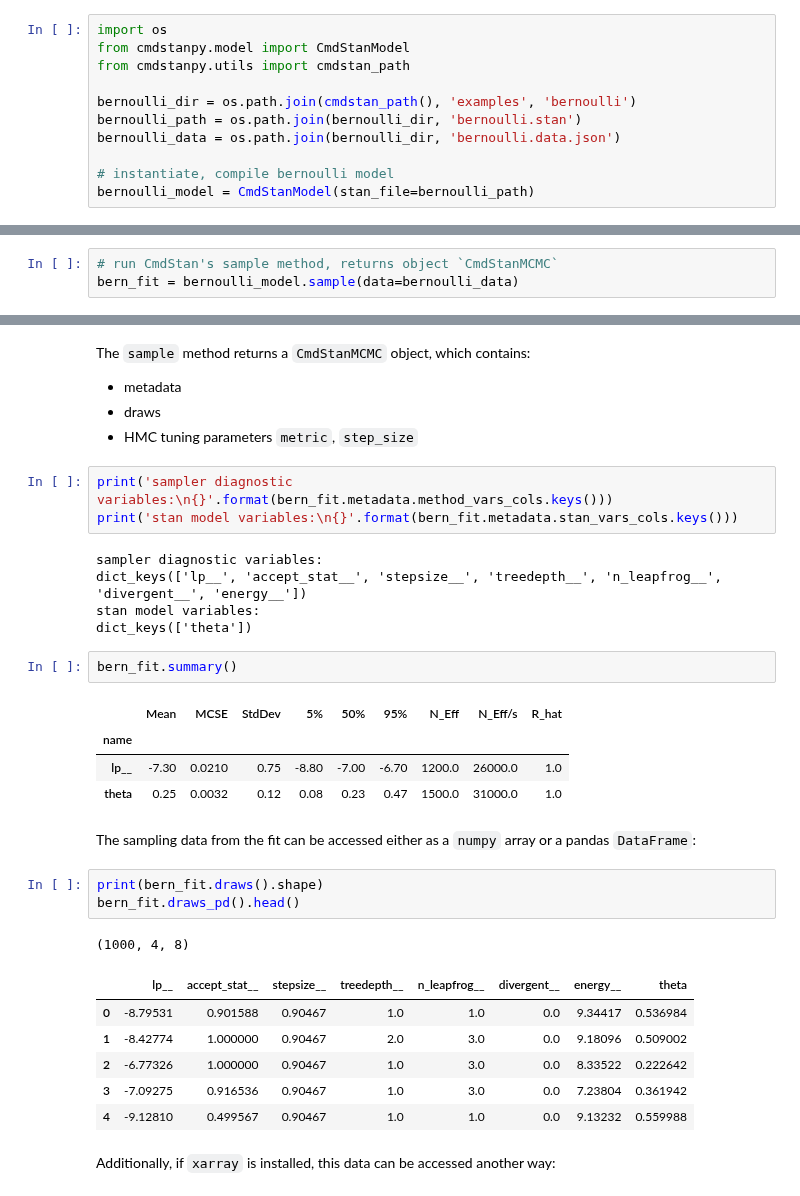
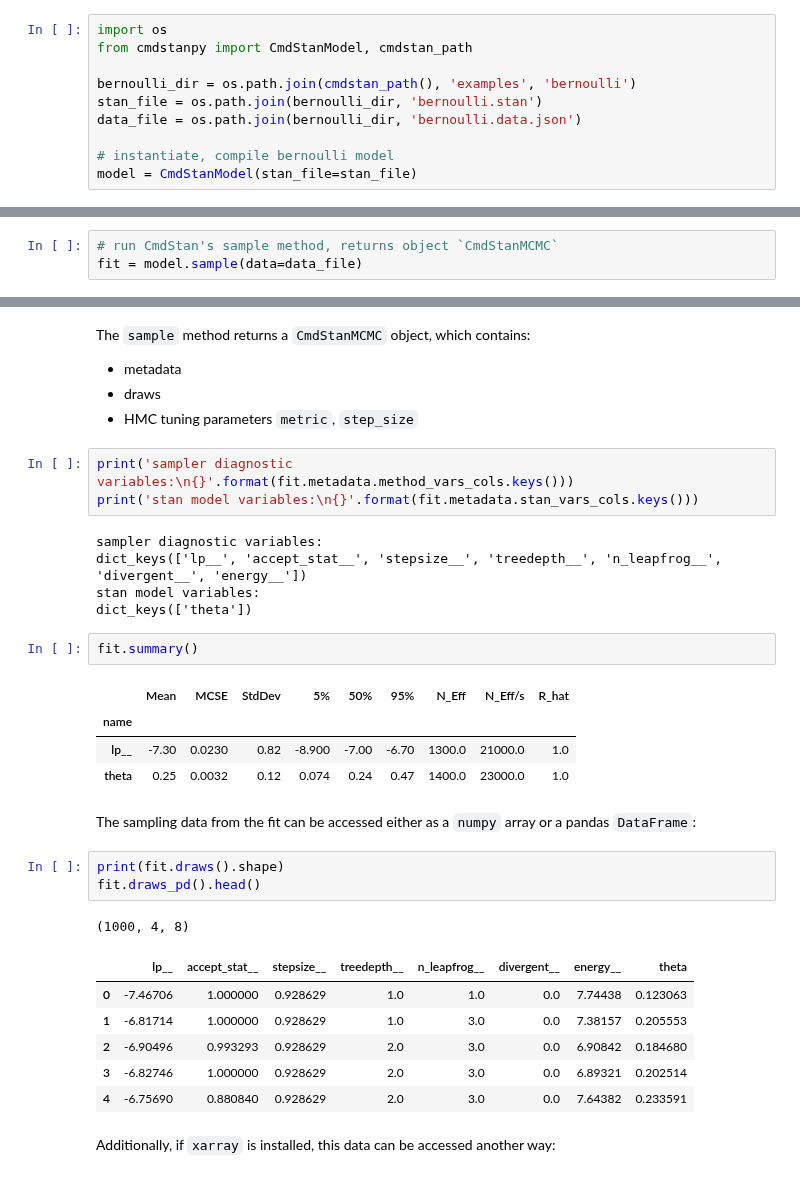
Before and after one commit to stan-dev/cmdstanpy, a Jupyter notebook: docs/examples/MCMC Sampling.ipynb, the cells around one changed output, grey strips where cells are left out. Drawn from its saved outputs; the diff is of its cells as text.

```diff
--- a/docs/examples/MCMC Sampling.ipynb
+++ b/docs/examples/MCMC Sampling.ipynb
@@ -28,14 +60,13 @@ and data file
 We instantiate a `CmdStanModel` from the Stan program file
 # %%
 import os
-from cmdstanpy.model import CmdStanModel
-from cmdstanpy.utils import cmdstan_path
+from cmdstanpy import CmdStanModel, cmdstan_path
 
 bernoulli_dir = os.path.join(cmdstan_path(), 'examples', 'bernoulli')
-bernoulli_path = os.path.join(bernoulli_dir, 'bernoulli.stan')
-bernoulli_data = os.path.join(bernoulli_dir, 'bernoulli.data.json')
+stan_file = os.path.join(bernoulli_dir, 'bernoulli.stan')
+data_file = os.path.join(bernoulli_dir, 'bernoulli.data.json')
 
 # instantiate, compile bernoulli model
-bernoulli_model = CmdStanModel(stan_file=bernoulli_path)
+model = CmdStanModel(stan_file=stan_file)
 # %% [output]
 INFO:cmdstanpy:found newer exe file, not recompiling
@@ -46,5 +77,5 @@ By default, the model is compiled during instantiation.  The compiled executable
 We run the sampler on the data using all default settings:  4 chains, each of which runs 1000 warmup and sampling iterations.
 # %%
 # run CmdStan's sample method, returns object `CmdStanMCMC`
-bern_fit = bernoulli_model.sample(data=bernoulli_data)
+fit = model.sample(data=data_file)
 # %% [output]
@@ -62,33 +102,33 @@ The `sample` method returns a `CmdStanMCMC` object, which contains:
 - draws
 - HMC tuning parameters `metric`, `step_size`
 # %%
-print('sampler diagnostic variables:\n{}'.format(bern_fit.metadata.method_vars_cols.keys()))
-print('stan model variables:\n{}'.format(bern_fit.metadata.stan_vars_cols.keys()))
+print('sampler diagnostic variables:\n{}'.format(fit.metadata.method_vars_cols.keys()))
+print('stan model variables:\n{}'.format(fit.metadata.stan_vars_cols.keys()))
 # %% [output]
 sampler diagnostic variables:
 dict_keys(['lp__', 'accept_stat__', 'stepsize__', 'treedepth__', 'n_leapfrog__', 'divergent__', 'energy__'])
 stan model variables:
 dict_keys(['theta'])
 # %%
-bern_fit.summary()
+fit.summary()
 # %% [output]
 |  | Mean | MCSE | StdDev | 5% | 50% | 95% | N_Eff | N_Eff/s | R_hat |
 | name |  |  |  |  |  |  |  |  |  |
-| lp__ | -7.30 | 0.0210 | 0.75 | -8.80 | -7.00 | -6.70 | 1200.0 | 26000.0 | 1.0 |
-| theta | 0.25 | 0.0032 | 0.12 | 0.08 | 0.23 | 0.47 | 1500.0 | 31000.0 | 1.0 |
+| lp__ | -7.30 | 0.0230 | 0.82 | -8.900 | -7.00 | -6.70 | 1300.0 | 21000.0 | 1.0 |
+| theta | 0.25 | 0.0032 | 0.12 | 0.074 | 0.24 | 0.47 | 1400.0 | 23000.0 | 1.0 |
 # %% [markdown]
 The sampling data from the fit can be accessed either as a `numpy` array or a pandas `DataFrame`:
 # %%
-print(bern_fit.draws().shape)
-bern_fit.draws_pd().head()
+print(fit.draws().shape)
+fit.draws_pd().head()
 # %% [output]
 (1000, 4, 8)
 |  | lp__ | accept_stat__ | stepsize__ | treedepth__ | n_leapfrog__ | divergent__ | energy__ | theta |
-| 0 | -8.79531 | 0.901588 | 0.90467 | 1.0 | 1.0 | 0.0 | 9.34417 | 0.536984 |
-| 1 | -8.42774 | 1.000000 | 0.90467 | 2.0 | 3.0 | 0.0 | 9.18096 | 0.509002 |
-| 2 | -6.77326 | 1.000000 | 0.90467 | 1.0 | 3.0 | 0.0 | 8.33522 | 0.222642 |
-| 3 | -7.09275 | 0.916536 | 0.90467 | 1.0 | 3.0 | 0.0 | 7.23804 | 0.361942 |
-| 4 | -9.12810 | 0.499567 | 0.90467 | 1.0 | 1.0 | 0.0 | 9.13232 | 0.559988 |
+| 0 | -7.46706 | 1.000000 | 0.928629 | 1.0 | 1.0 | 0.0 | 7.74438 | 0.123063 |
+| 1 | -6.81714 | 1.000000 | 0.928629 | 1.0 | 3.0 | 0.0 | 7.38157 | 0.205553 |
+| 2 | -6.90496 | 0.993293 | 0.928629 | 2.0 | 3.0 | 0.0 | 6.90842 | 0.184680 |
+| 3 | -6.82746 | 1.000000 | 0.928629 | 2.0 | 3.0 | 0.0 | 6.89321 | 0.202514 |
+| 4 | -6.75690 | 0.880840 | 0.928629 | 2.0 | 3.0 | 0.0 | 7.64382 | 0.233591 |
 # %% [markdown]
 Additionally, if `xarray` is installed, this data can be accessed another way:
 # %%
```
Also changed, not shown: parts of 16 cells of this notebook, 51 other files.
